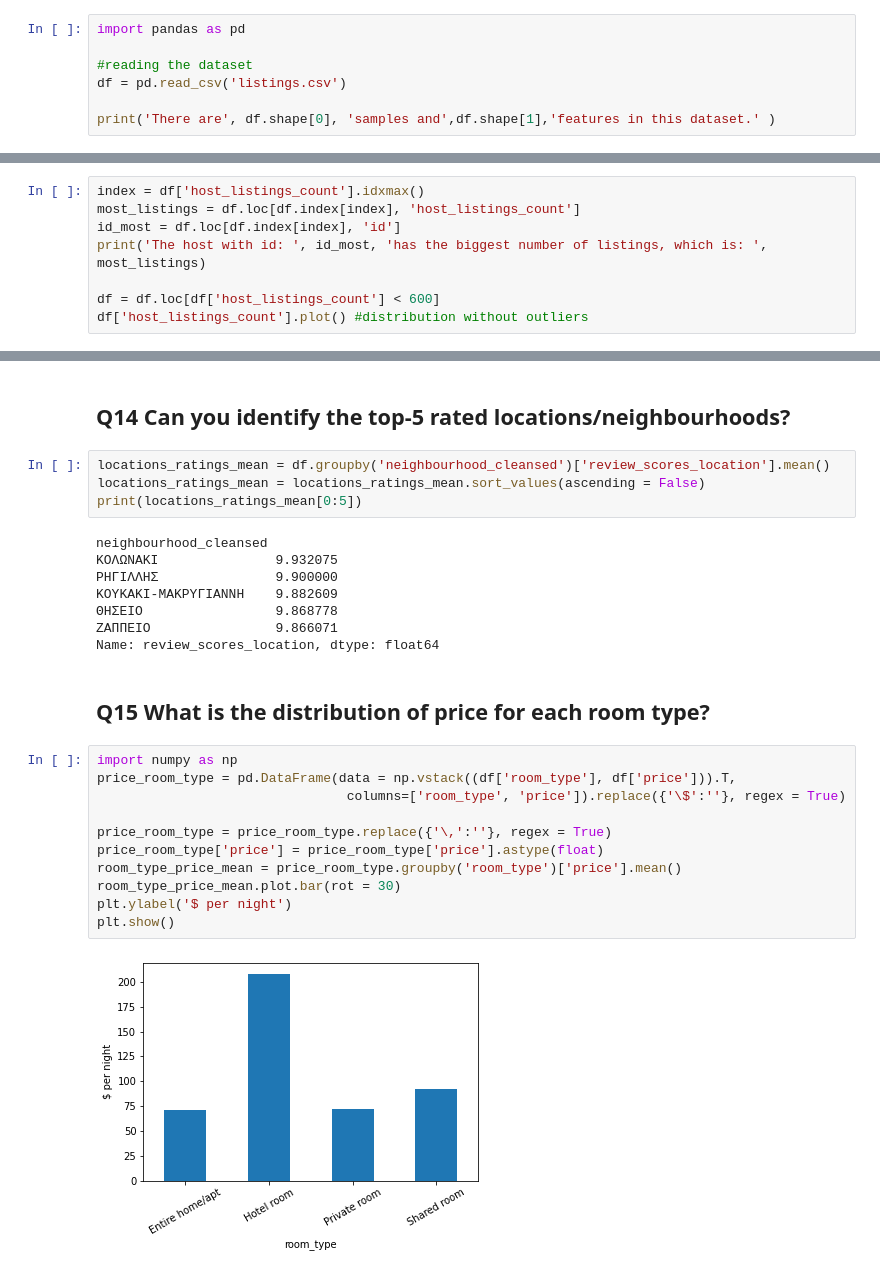
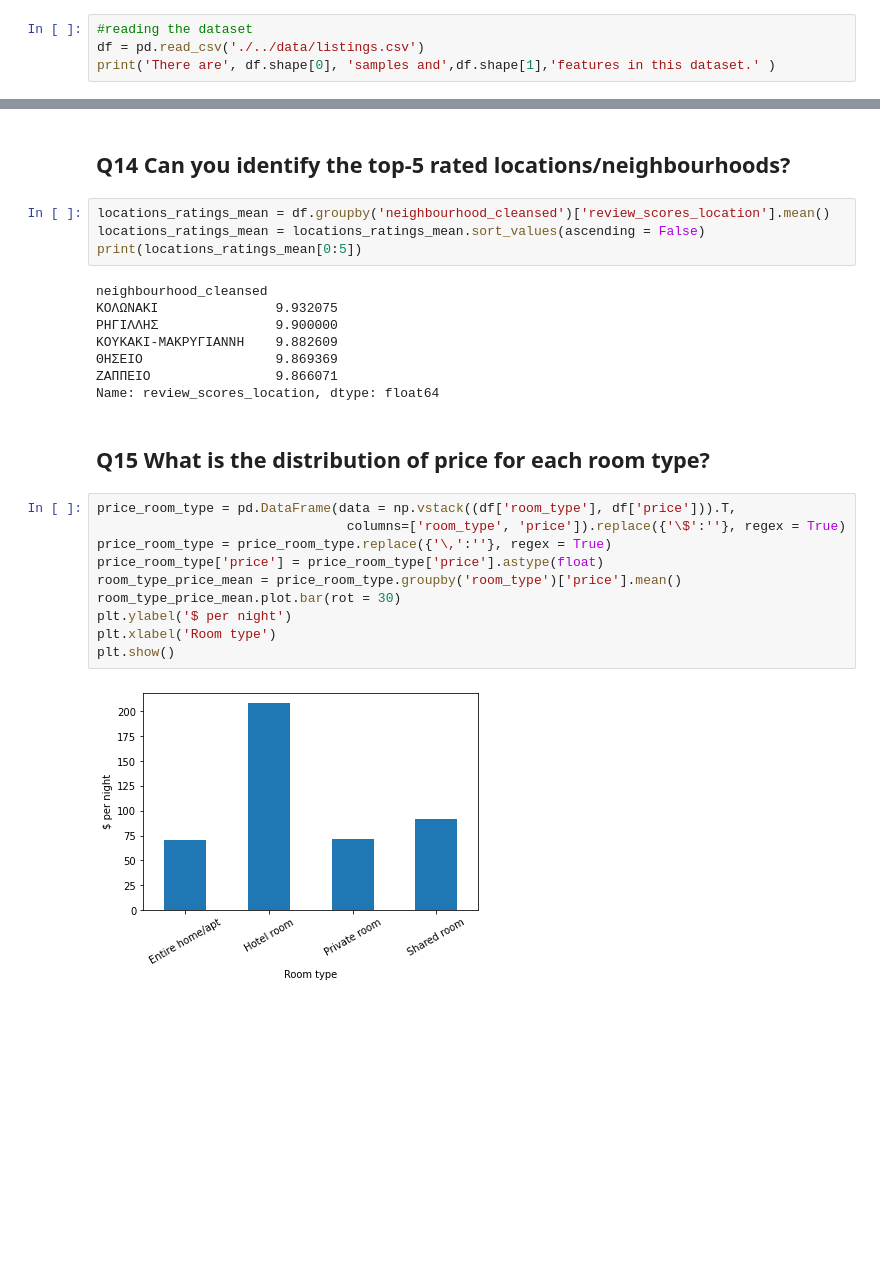
Before and after one commit to DimitrisTag/Price_predictions_Airbnb, a Jupyter notebook: Project_Code/D01.ipynb, the cells around one changed output, grey strips where cells are left out. Saved outputs shown, nothing was run; the diff lists cells and outputs as text; blank space fills up the shorter version.

```diff
--- a/Project_Code/D01.ipynb
+++ b/Project_Code/D01.ipynb
@@ -5,9 +10,6 @@
 # %%
-import pandas as pd
-
 #reading the dataset
-df = pd.read_csv('listings.csv')
-
+df = pd.read_csv('./../data/listings.csv')
 print('There are', df.shape[0], 'samples and',df.shape[1],'features in this dataset.' )
 # %% [output]
 There are 9467 samples and 74 features in this dataset.
@@ -110,10 +119,2 @@ Name: bedrooms, dtype: int64
 # %% [markdown]
 ## Q7 What is the distribution of listings per host? What are the most listings that a single host has?
-# %%
-index = df['host_listings_count'].idxmax()
-most_listings = df.loc[df.index[index], 'host_listings_count']
-id_most = df.loc[df.index[index], 'id']
-print('The host with id: ', id_most, 'has the biggest number of listings, which is: ', most_listings)
-
-df = df.loc[df['host_listings_count'] < 600]
-df['host_listings_count'].plot() #distribution without outliers
@@ -217,21 +256,20 @@ neighbourhood_cleansed
 ΚΟΛΩΝΑΚΙ               9.932075
 ΡΗΓΙΛΛΗΣ               9.900000
 ΚΟΥΚΑΚΙ-ΜΑΚΡΥΓΙΑΝΝΗ    9.882609
-ΘΗΣΕΙΟ                 9.868778
+ΘΗΣΕΙΟ                 9.869369
 ΖΑΠΠΕΙΟ                9.866071
 Name: review_scores_location, dtype: float64
 # %% [markdown]
 ## Q15 What is the distribution of price for each room type?
 # %%
-import numpy as np
 price_room_type = pd.DataFrame(data = np.vstack((df['room_type'], df['price'])).T,
                                 columns=['room_type', 'price']).replace({'\$':''}, regex = True)
-
 price_room_type = price_room_type.replace({'\,':''}, regex = True)
 price_room_type['price'] = price_room_type['price'].astype(float)
 room_type_price_mean = price_room_type.groupby('room_type')['price'].mean()
 room_type_price_mean.plot.bar(rot = 30)
 plt.ylabel('$ per night')
+plt.xlabel('Room type')
 plt.show()
 # %% [output]
-[figure, old version]
+[figure, new version]
```
Also changed, not shown: parts of 13 cells of this notebook.
